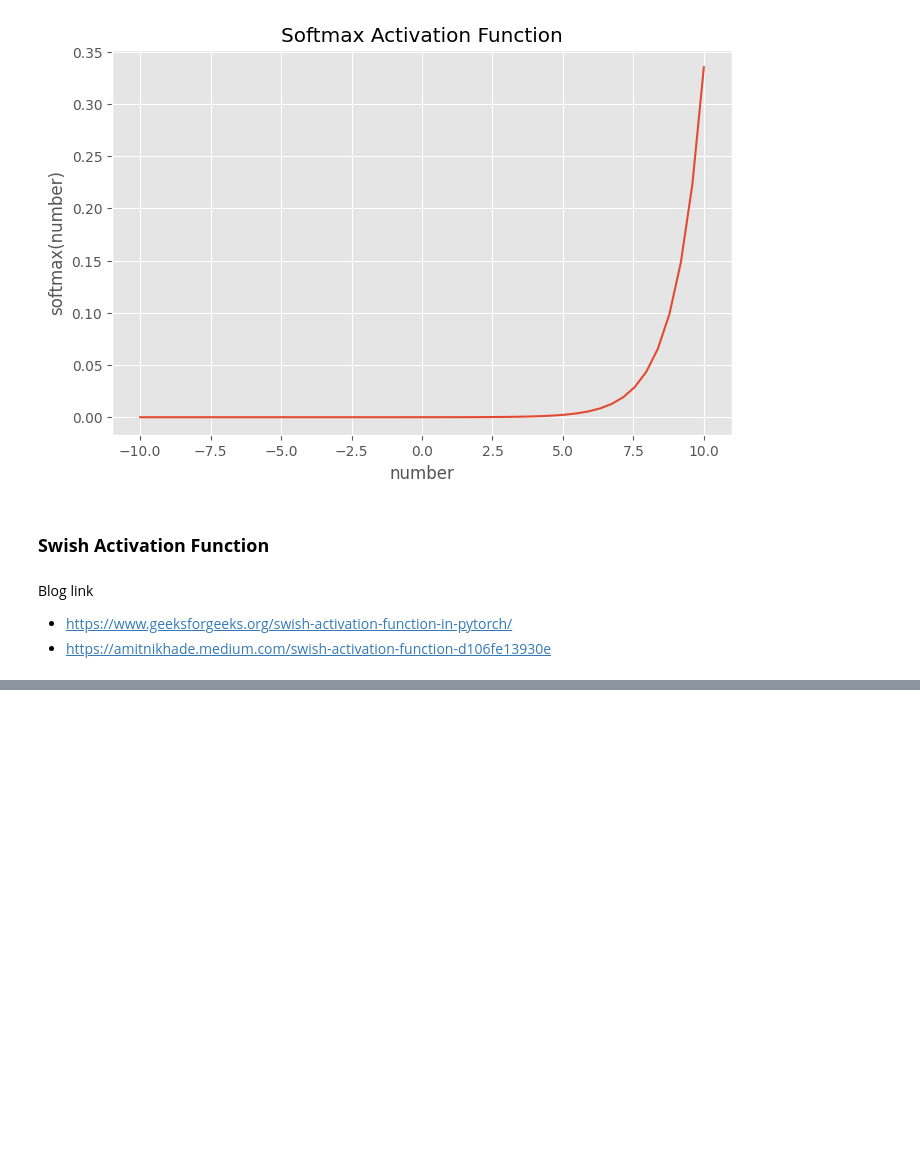
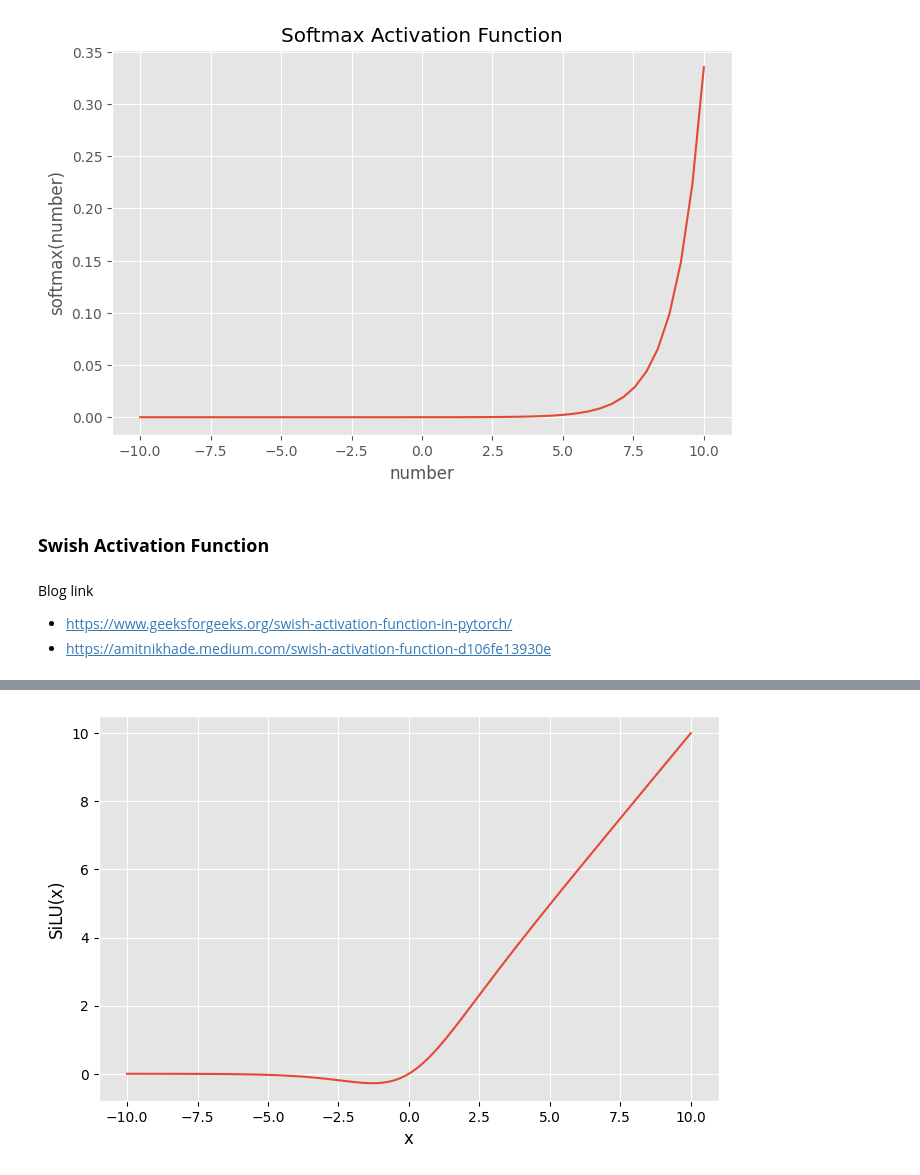
Before and after one commit to alaminbhuyan/Activation-Function-Implementation, a Jupyter notebook: Activation Function.ipynb, the cells around one changed output, grey strips where cells are left out. Cells and saved outputs as stored; diff of their text form; code cells hidden in the pictures; blank space fills up the shorter version.

```diff
--- a/Activation Function.ipynb
+++ b/Activation Function.ipynb
@@ -283,0 +286,25 @@ plt.show()
+# %%
+plt.style.use('ggplot')
+plt.figure(figsize=(8, 5))
+
+def sigmoid(number):
+    return 1 / (1 + np.exp(-number))
+
+def swish(x):
+    return x * sigmoid(number=x)
+
+number = np.linspace(-10, 10, 100)
+result = swish(x=number)
+
+plt.plot(number, swish(number))
+plt.xlabel('x', color='black')
+plt.ylabel('SiLU(x)', color='black')
+
+# Set the color of ticks and labels on both axes to black
+plt.tick_params(axis='x', colors='black')
+plt.tick_params(axis='y', colors='black')
+
+plt.savefig("swish.pdf")
+plt.show()
+# %% [output]
+[figure, added]
```
Also changed, not shown: parts of 1 cell of this notebook.
